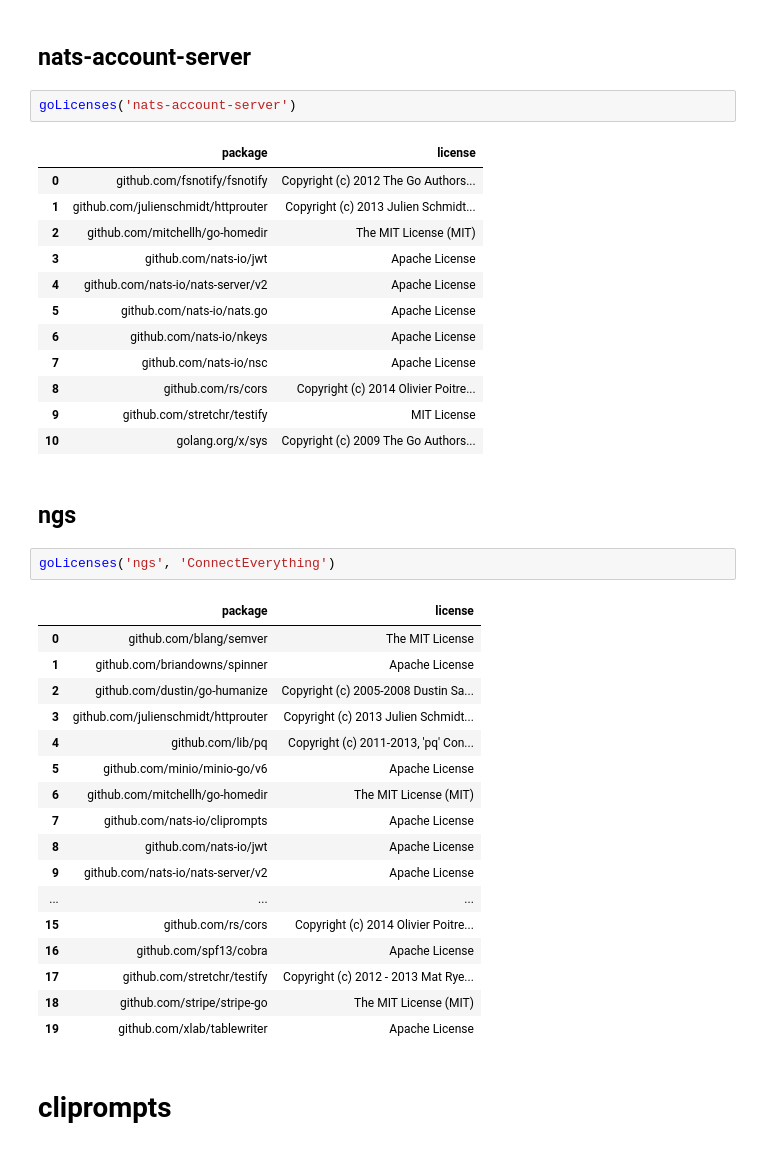
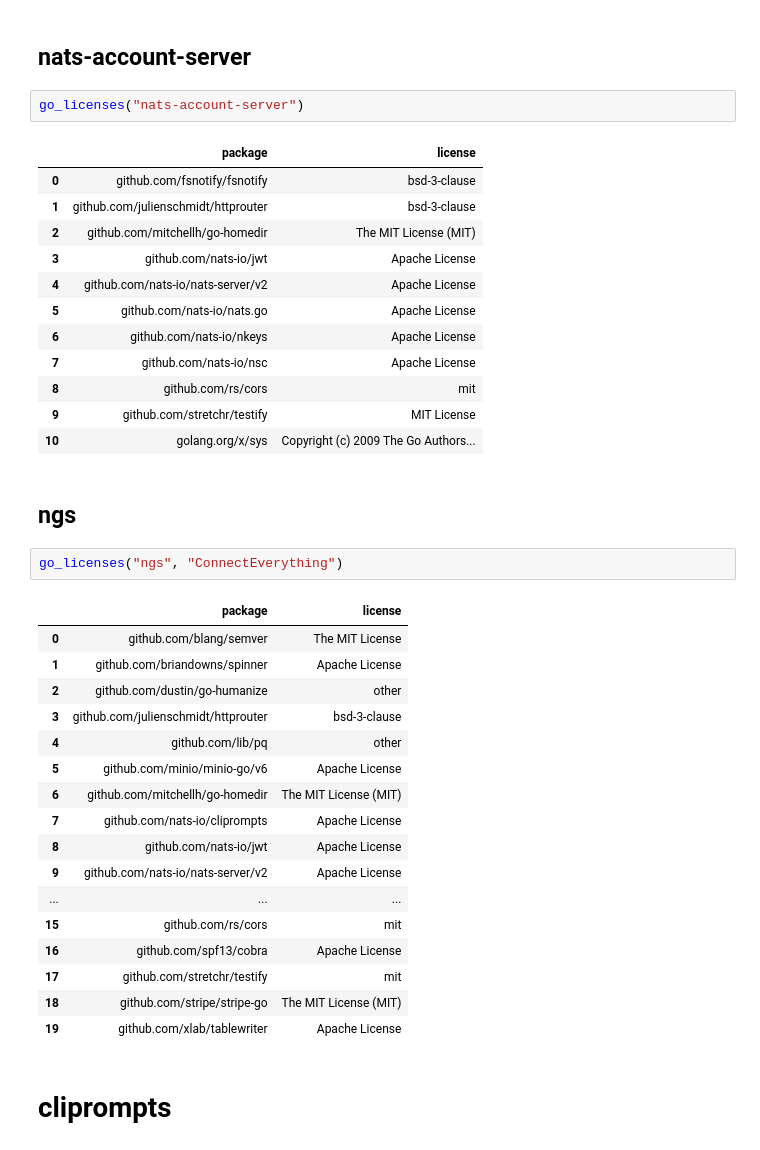
Before and after one commit to aricart/project-licenses, a Jupyter notebook: licenses.ipynb, the cells around one changed output. Saved outputs shown, nothing was run; the diff lists cells and outputs as text.

Commit message:
updated how go licenses are calculated etc.

```diff
--- a/licenses.ipynb
+++ b/licenses.ipynb
@@ -128,40 +160,40 @@ goLicenses('jwt')
 # %% [markdown]
 ## nats-account-server
 # %%
-goLicenses('nats-account-server')
+go_licenses("nats-account-server")
 # %% [output]
 |  | package | license |
-| 0 | github.com/fsnotify/fsnotify | Copyright (c) 2012 The Go Authors... |
-| 1 | github.com/julienschmidt/httprouter | Copyright (c) 2013 Julien Schmidt... |
+| 0 | github.com/fsnotify/fsnotify | bsd-3-clause |
+| 1 | github.com/julienschmidt/httprouter | bsd-3-clause |
 | 2 | github.com/mitchellh/go-homedir | The MIT License (MIT) |
 | 3 | github.com/nats-io/jwt | Apache License |
 | 4 | github.com/nats-io/nats-server/v2 | Apache License |
 | 5 | github.com/nats-io/nats.go | Apache License |
 | 6 | github.com/nats-io/nkeys | Apache License |
 | 7 | github.com/nats-io/nsc | Apache License |
-| 8 | github.com/rs/cors | Copyright (c) 2014 Olivier Poitre... |
+| 8 | github.com/rs/cors | mit |
 | 9 | github.com/stretchr/testify | MIT License |
 | 10 | golang.org/x/sys | Copyright (c) 2009 The Go Authors... |
 # %% [markdown]
 ## ngs
 # %%
-goLicenses('ngs', 'ConnectEverything')
+go_licenses("ngs", "ConnectEverything")
 # %% [output]
 |  | package | license |
 | 0 | github.com/blang/semver | The MIT License |
 | 1 | github.com/briandowns/spinner | Apache License |
-| 2 | github.com/dustin/go-humanize | Copyright (c) 2005-2008 Dustin Sa... |
-| 3 | github.com/julienschmidt/httprouter | Copyright (c) 2013 Julien Schmidt... |
-| 4 | github.com/lib/pq | Copyright (c) 2011-2013, 'pq' Con... |
+| 2 | github.com/dustin/go-humanize | other |
+| 3 | github.com/julienschmidt/httprouter | bsd-3-clause |
+| 4 | github.com/lib/pq | other |
 | 5 | github.com/minio/minio-go/v6 | Apache License |
 | 6 | github.com/mitchellh/go-homedir | The MIT License (MIT) |
 | 7 | github.com/nats-io/cliprompts | Apache License |
 | 8 | github.com/nats-io/jwt | Apache License |
 | 9 | github.com/nats-io/nats-server/v2 | Apache License |
 | ... | ... | ... |
-| 15 | github.com/rs/cors | Copyright (c) 2014 Olivier Poitre... |
+| 15 | github.com/rs/cors | mit |
 | 16 | github.com/spf13/cobra | Apache License |
-| 17 | github.com/stretchr/testify | Copyright (c) 2012 - 2013 Mat Rye... |
+| 17 | github.com/stretchr/testify | mit |
 | 18 | github.com/stripe/stripe-go | The MIT License (MIT) |
 | 19 | github.com/xlab/tablewriter | Apache License |
 # %% [markdown]
```
Also changed, not shown: parts of 16 cells of this notebook.
